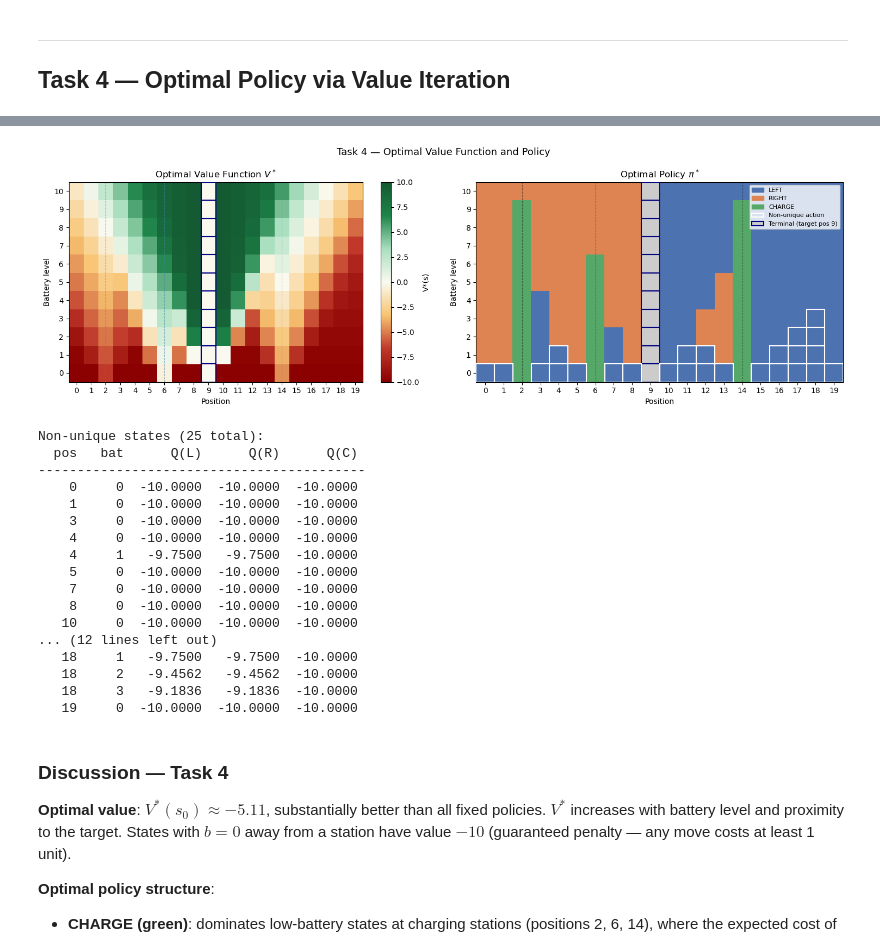
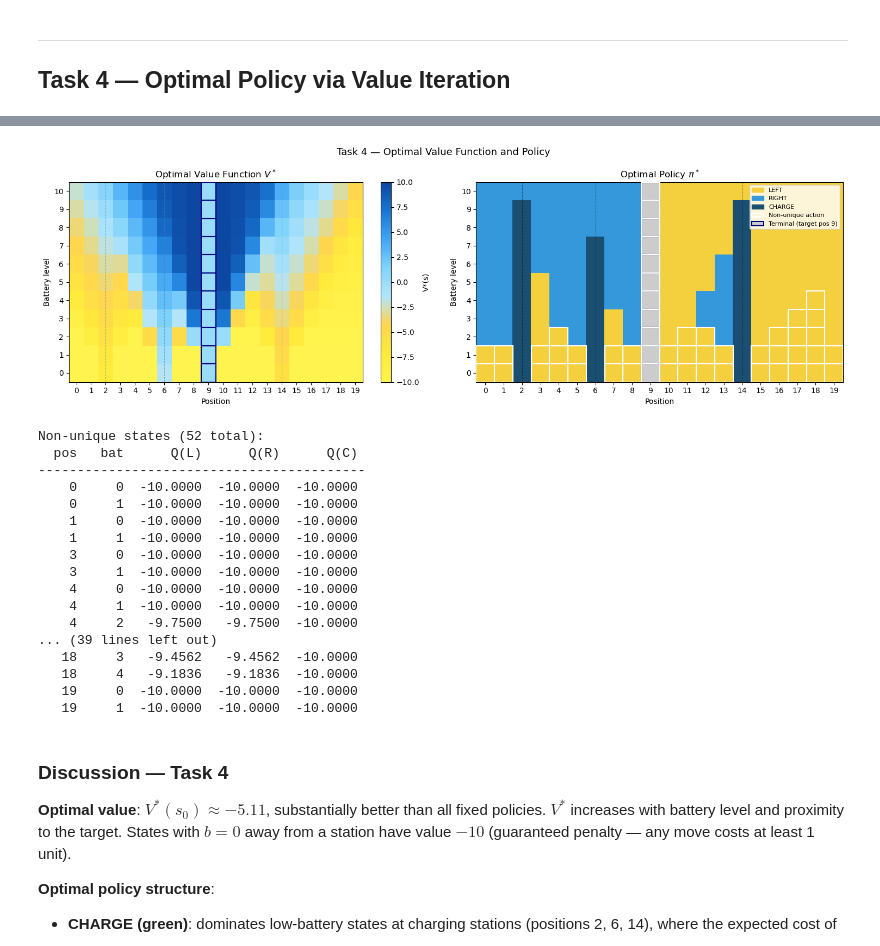
Before and after one commit to Siradmehr/ATML, a Jupyter notebook: rl_project_.ipynb, the cells around one changed output, grey strips where cells are left out. Cells and saved outputs as stored; diff of their text form; code cells hidden in the pictures.

```diff
--- a/rl_project_.ipynb
+++ b/rl_project_.ipynb
@@ -108,7 +108,6 @@ class DeliveryRobotEnv:
 
     @property
     def states(self):
-        """All non-terminal (position, battery) states."""
         return [(p, b)
                 for p in range(self.n)
                 for b in range(self.M + 1)]
@@ -142,7 +141,7 @@ class DeliveryRobotEnv:
 
         transitions = []
         for cost, prob in zip(self.CHARGE_COST_VALUES, self.CHARGE_COST_PROBS):
-            if bat < cost:
+            if bat <= cost:
                 transitions.append((prob, self.REWARD_PENALTY, None))
             elif new_pos == self.target:
                 transitions.append((prob, self.REWARD_DELIVERY, None))
@@ -573,5 +625,5 @@ Comparison V(s0):
 # %%
-ACTION_COLORS = {0: '#4C72B0', 1: '#DD8452', 2: '#55A868'}
+ACTION_COLORS = {0: '#F4D03F', 1: '#3498DB', 2: '#1B4F72'}   # LEFT: yellow-gold, RIGHT: mid blue, CHARGE: dark blue
 ACTION_LABELS = ['LEFT', 'RIGHT', 'CHARGE']
 
 fig, axes = plt.subplots(1, 2, figsize=(15, 5))
@@ -582,8 +634,11 @@ grid_v = np.full((env.M + 1, env.n), np.nan)
 for (p, b), v in V_opt.items():
     grid_v[b, p] = v
 
+# Yellow → blue gradient (replacing red → green)
 cmap_v = matplotlib.colors.LinearSegmentedColormap.from_list(
-    'rv', ['#8B0000','#C0392B','#F8C471','#FAFAF0','#A9DFBF','#1E8449','#145A32'])
+    'yb',
+    ['#FFF44F', '#FFEB3B', '#FFD54F', '#B3E5FC', '#81D4FA', '#42A5F5', '#1976D2', '#0D47A1']
+)
 im = ax.imshow(grid_v, origin='lower', aspect='auto', cmap=cmap_v)
 plt.colorbar(im, ax=ax, label='V*(s)')
 
@@ -627,51 +682,51 @@ for (p, b) in non_unique:
 
 for c in env.charging_stations:
     ax.axvline(c, color='black', lw=0.8, ls='--', alpha=0.4)
 
 patches = [mpatches.Patch(color=ACTION_COLORS[a], label=ACTION_LABELS[a]) for a in range(3)]
 patches.append(mpatches.Patch(facecolor='none', edgecolor='white',
                                linewidth=1.5, label='Non-unique action'))
 patches.append(mpatches.Patch(facecolor='#cccccc', edgecolor='navy', lw=1.5,
                                label='Terminal (target pos 9)'))
 ax.legend(handles=patches, loc='upper right', fontsize=8)
 ax.set_title('Optimal Policy $\\pi^*$', fontsize=12)
 ax.set_xlabel('Position'); ax.set_ylabel('Battery level')
 ax.set_xticks(range(env.n)); ax.set_yticks(range(env.M + 1))
 
 fig.suptitle('Task 4 — Optimal Value Function and Policy', fontsize=13)
 plt.tight_layout()
 plt.show()
 
 print(f'\nNon-unique states ({len(non_unique)} total):')
 print(f'{"pos":>5} {"bat":>5} {"Q(L)":>9} {"Q(R)":>9} {"Q(C)":>9}')
 print('-' * 42)
 for (p, b) in sorted(non_unique):
     q_vals = []
     for a in env.actions:
         transitions = env.transition_probs((p, b), a)
         q = sum(pr * (r + env.gamma * (V_opt[ns] if ns is not None else 0.0))
                 for pr, r, ns in transitions)
         q_vals.append(q)
     print(f'{p:>5} {b:>5} {q_vals[0]:>9.4f} {q_vals[1]:>9.4f} {q_vals[2]:>9.4f}')
 # %% [output]
-[figure, old version]
+[figure, new version]
-Non-unique states (25 total):
+Non-unique states (52 total):
   pos   bat      Q(L)      Q(R)      Q(C)
 ------------------------------------------
     0     0  -10.0000  -10.0000  -10.0000
+    0     1  -10.0000  -10.0000  -10.0000
     1     0  -10.0000  -10.0000  -10.0000
+    1     1  -10.0000  -10.0000  -10.0000
     3     0  -10.0000  -10.0000  -10.0000
+    3     1  -10.0000  -10.0000  -10.0000
     4     0  -10.0000  -10.0000  -10.0000
-    4     1   -9.7500   -9.7500  -10.0000
-    5     0  -10.0000  -10.0000  -10.0000
-    7     0  -10.0000  -10.0000  -10.0000
-    8     0  -10.0000  -10.0000  -10.0000
-   10     0  -10.0000  -10.0000  -10.0000
-... (12 lines left out)
-   18     1   -9.7500   -9.7500  -10.0000
-   18     2   -9.4562   -9.4562  -10.0000
-   18     3   -9.1836   -9.1836  -10.0000
+    4     1  -10.0000  -10.0000  -10.0000
+    4     2   -9.7500   -9.7500  -10.0000
+... (39 lines left out)
+   18     3   -9.4562   -9.4562  -10.0000
+   18     4   -9.1836   -9.1836  -10.0000
    19     0  -10.0000  -10.0000  -10.0000
+   19     1  -10.0000  -10.0000  -10.0000
 # %% [markdown]
 ### Discussion — Task 4
 
```
Also changed, not shown: parts of 9 cells of this notebook.
